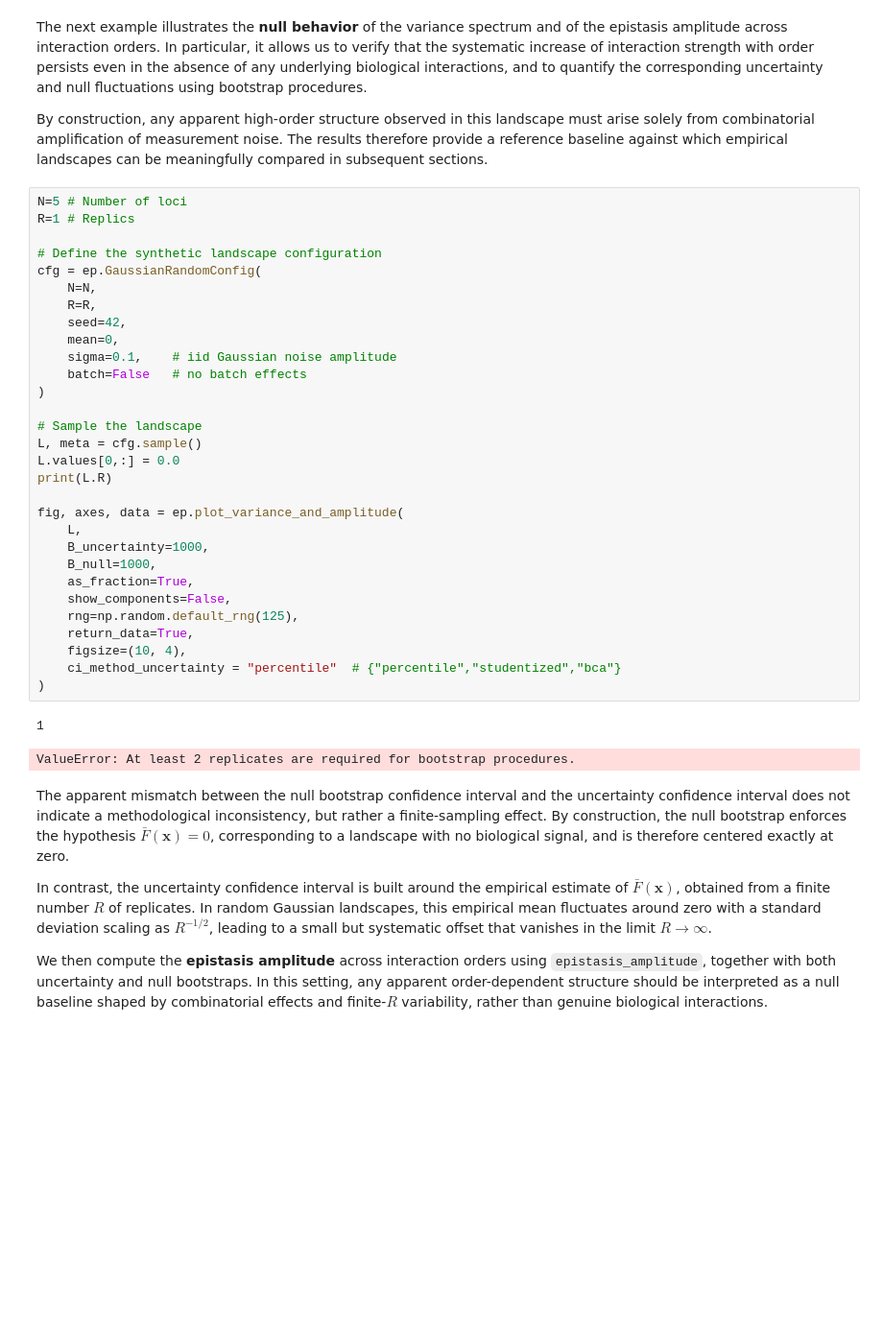
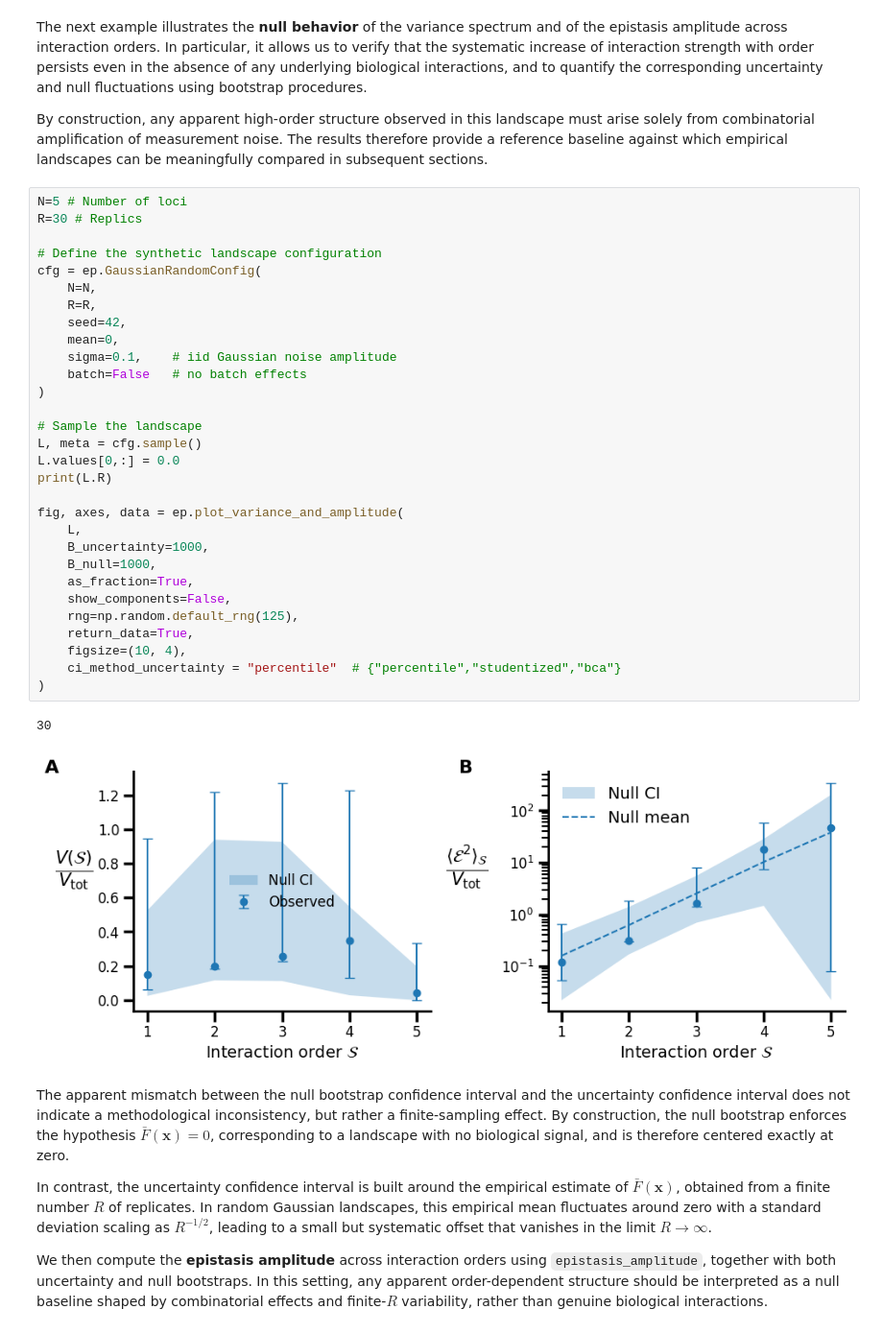
Before and after one commit to MCMateu/Epistasia, a Jupyter notebook: epistasia_web/docs/notebooks/Tutorial_page5.ipynb, the cells around one changed output. Shown at 96% size. Cells and saved outputs as stored; diff of their text form; blank space fills up the shorter version.

```diff
--- a/epistasia_web/docs/notebooks/Tutorial_page5.ipynb
+++ b/epistasia_web/docs/notebooks/Tutorial_page5.ipynb
@@ -247,37 +247,37 @@ procedures.
 By construction, any apparent high-order structure observed in this landscape must arise solely from combinatorial amplification of measurement noise. The results therefore provide a reference baseline against which empirical landscapes can be meaningfully compared in subsequent sections.
 # %%
 N=5 # Number of loci
-R=1 # Replics
+R=30 # Replics
 
 # Define the synthetic landscape configuration
 cfg = ep.GaussianRandomConfig(
     N=N,
     R=R,
     seed=42,
     mean=0,
     sigma=0.1,    # iid Gaussian noise amplitude
     batch=False   # no batch effects
 )
 
 # Sample the landscape
 L, meta = cfg.sample()
 L.values[0,:] = 0.0
 print(L.R)
 
 fig, axes, data = ep.plot_variance_and_amplitude(
     L,
     B_uncertainty=1000,
     B_null=1000,
     as_fraction=True,
     show_components=False,
     rng=np.random.default_rng(125),
     return_data=True,
     figsize=(10, 4),
     ci_method_uncertainty = "percentile"  # {"percentile","studentized","bca"}
 )
 # %% [output]
-1
+30
-ValueError: At least 2 replicates are required for bootstrap procedures.
+[figure, added]
 # %% [markdown]
 The apparent mismatch between the null bootstrap confidence interval and the uncertainty confidence interval does not indicate a methodological inconsistency, but rather a finite-sampling effect. By construction, the null bootstrap enforces the hypothesis $\bar{F}(\mathbf{x}) = 0$, corresponding to a landscape with no biological signal, and is therefore centered exactly at zero.
 
```
Also changed, not shown: parts of 1 cell of this notebook.
